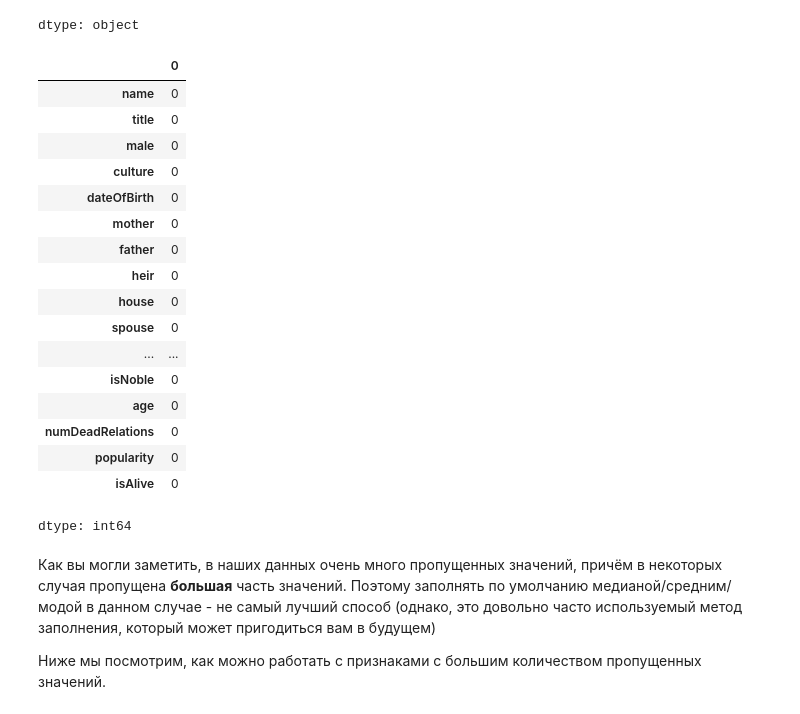
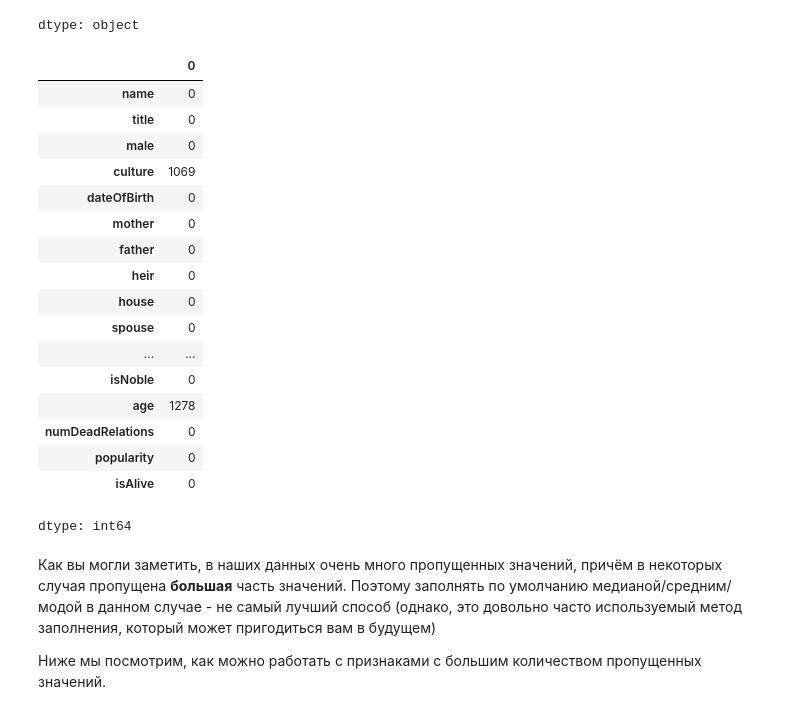
Before and after one commit to VaSiluck/Game_of_thrones_death_analysis, a Jupyter notebook: week_01_ml_intro/Homework/hw_1_game_of_thrones.ipynb, the cells around one changed output. Saved outputs shown, nothing was run; the diff lists cells and outputs as text; code cells hidden in the pictures.

```diff
--- a/week_01_ml_intro/Homework/hw_1_game_of_thrones.ipynb
+++ b/week_01_ml_intro/Homework/hw_1_game_of_thrones.ipynb
@@ -220,17 +221,17 @@ data.dtypes
 | isAlive | int64 |
 dtype: object
 # %%
-number_column = data.select_dtypes(include = 'number').columns
-object_column = data.select_dtypes(include = 'object').columns
+number_column = data.select_dtypes(include = 'number').columns.drop('age')
+object_column = data.select_dtypes(include = 'object').columns.drop('culture')
 data[number_column] = data[number_column].fillna(0)
 data[object_column] = data[object_column].fillna('')
 data.isna().sum()
 # %% [output]
 |  | 0 |
 | name | 0 |
 | title | 0 |
 | male | 0 |
-| culture | 0 |
+| culture | 1069 |
 | dateOfBirth | 0 |
 | mother | 0 |
 | father | 0 |
@@ -239,7 +240,7 @@ data.isna().sum()
 | spouse | 0 |
 | ... | ... |
 | isNoble | 0 |
-| age | 0 |
+| age | 1278 |
 | numDeadRelations | 0 |
 | popularity | 0 |
 | isAlive | 0 |
```
Also changed, not shown: parts of 12 cells of this notebook.
